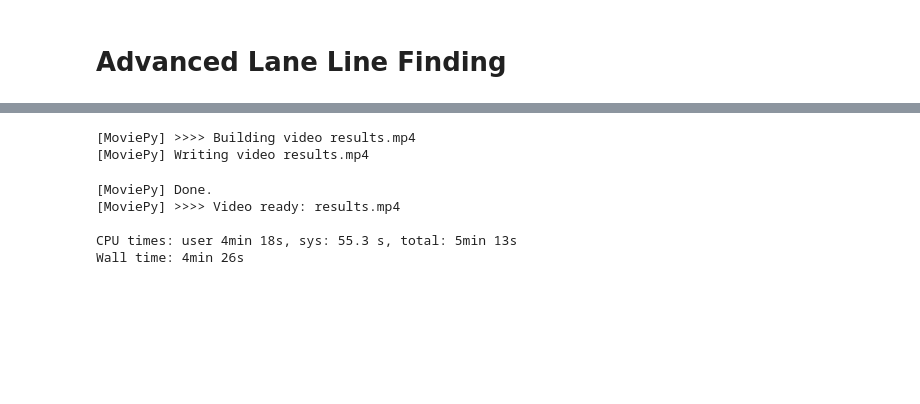
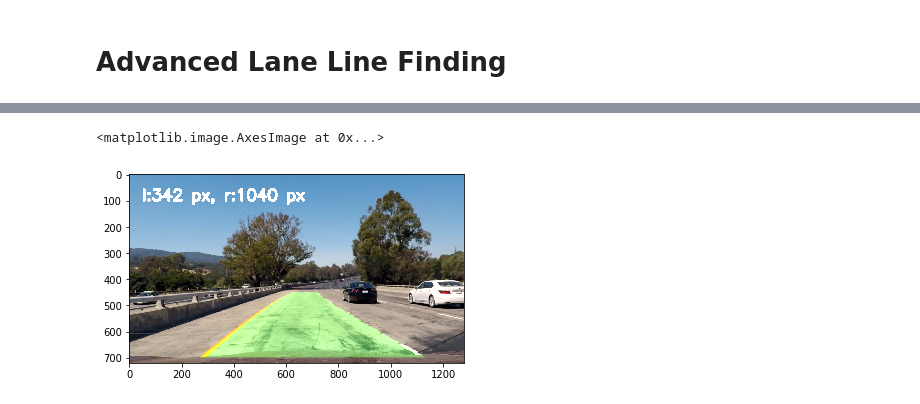
Before and after one commit to coswang1120/CarND-Advanced-Lane-Lines, a Jupyter notebook: P4.ipynb, the cells around one changed output, grey strips where cells are left out. Cells and saved outputs as stored; diff of their text form; code cells hidden in the pictures; blank space fills up the shorter version.

Commit message:
Write half of the report

```diff
--- a/P4.ipynb
+++ b/P4.ipynb
@@ -391,61 +409,52 @@ class LaneFinder():
 # %%
-# Import everything needed to edit/save/watch video clips
-from moviepy.editor import VideoFileClip
-from IPython.display import HTML
-
+# Defind and test image pipeline
+# First make sure we initiate and calibrate the LandFinder class
 lf = LaneFinder()
 lf.calibrate_camera()
 
-cnt = 0
-test_img = None
-def img_pipeline(img):
+def img_pipeline(img, visualize=False):
     undist = lf.undistort(img)
     warped = lf.perspective_transform(undist)
     combined_binary = lf.combined_thresholding(warped)
     left_fit, right_fit = lf.find_lines(combined_binary)
-
     result = np.dstack((combined_binary, combined_binary, combined_binary))*255
 
     ploty = np.linspace(0, lf.height-1, lf.height)
     left_fitx = left_fit[0]*ploty**2 + left_fit[1]*ploty + left_fit[2]
     right_fitx = right_fit[0]*ploty**2 + right_fit[1]*ploty + right_fit[2]
     pts_left = np.array([np.transpose(np.vstack([left_fitx, ploty]))])
     pts_right = np.array([np.flipud(np.transpose(np.vstack([right_fitx, ploty])))])
     pts = np.hstack((pts_left, pts_right))
 
     cp = np.zeros_like(result)
     cv2.fillPoly(cp, np.int_([pts]), (0,255, 0))
     # display warped
 #     result = cv2.addWeighted(result, 1.0, cp, 0.5, 0)
     # dispart unwarped
     road = lf.perspective_transform(cp, reverse=True)
     result = cv2.addWeighted(undist, 1.0, road, 0.3, 0)
 
     # write info on result
     left_lines = lf.left_lines
     right_lines = lf.right_lines
     left_x = left_lines.best_x()
     right_x = right_lines.best_x()
 
     result = cv2.putText(
         result, 'l:%d px, r:%d px' % (left_x, right_x),
         (50, 100), cv2.FONT_HERSHEY_SIMPLEX, 2, (255, 255, 255), 10)
+
+    if visualize:
+        cv2.imwrite('output_images/pipeline_in.jpg', img)
+        cv2.imwrite('output_images/pipeline_undist.jpg', undist)
+
+
     return result
 
-# img = cv2.imread('./test_images/straight_lines1.jpg')
-# result = img_pipeline(img)
-# result = cv2.cvtColor(result, cv2.COLOR_BGR2RGB)
-# plt.imshow(result)
-
-outfile = 'results.mp4'
-clip1 = VideoFileClip("project_video.mp4")
-white_clip = clip1.fl_image(img_pipeline) #NOTE: this function expects color images!!
-%time white_clip.write_videofile(outfile, audio=False)
+img = cv2.imread('./test_images/test1.jpg')
+result = img_pipeline(img, visualize=True)
+result = cv2.cvtColor(result, cv2.COLOR_BGR2RGB)
+plt.imshow(result)
 # %% [output]
-[MoviePy] >>>> Building video results.mp4
-[MoviePy] Writing video results.mp4
+<matplotlib.image.AxesImage at 0x...>
-[MoviePy] Done.
-[MoviePy] >>>> Video ready: results.mp4
-
-CPU times: user 4min 18s, sys: 55.3 s, total: 5min 13s
-Wall time: 4min 26s
+[figure, added]
```
Also changed, not shown: parts of 9 cells of this notebook, 8 other files.
